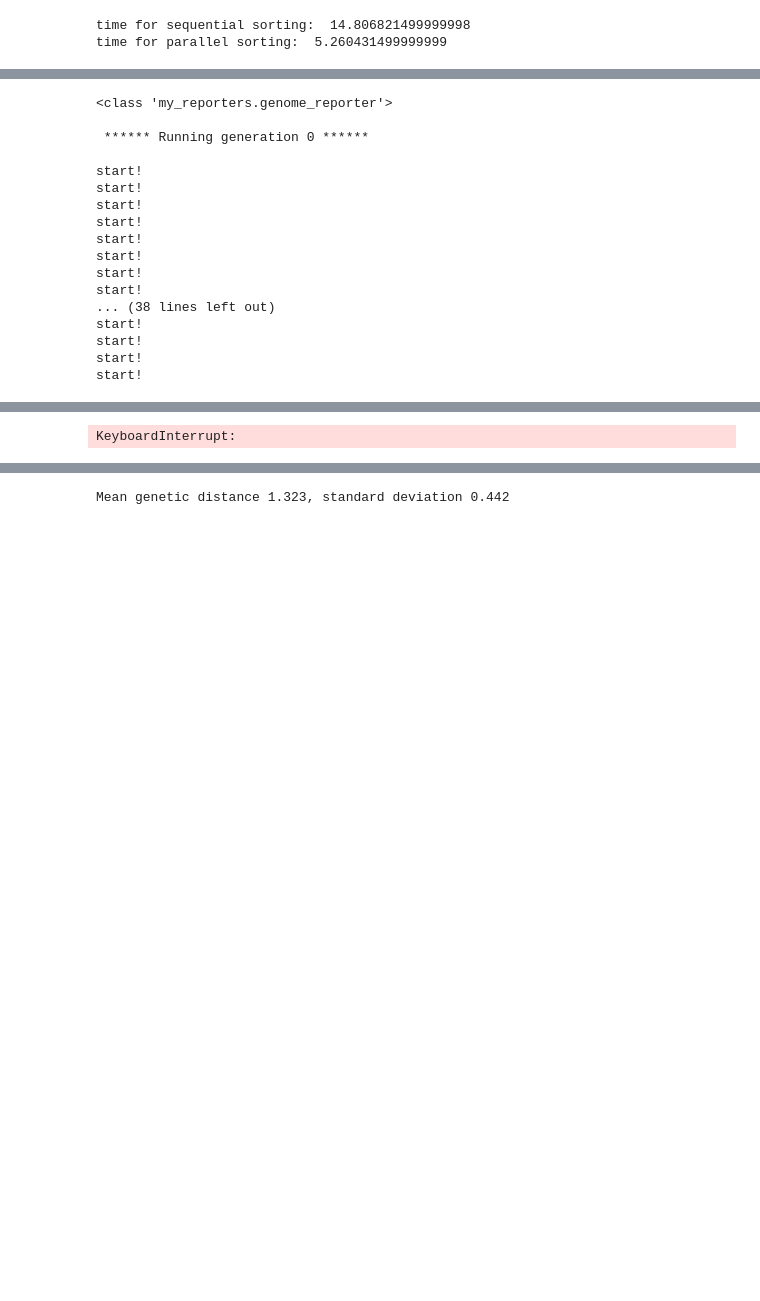
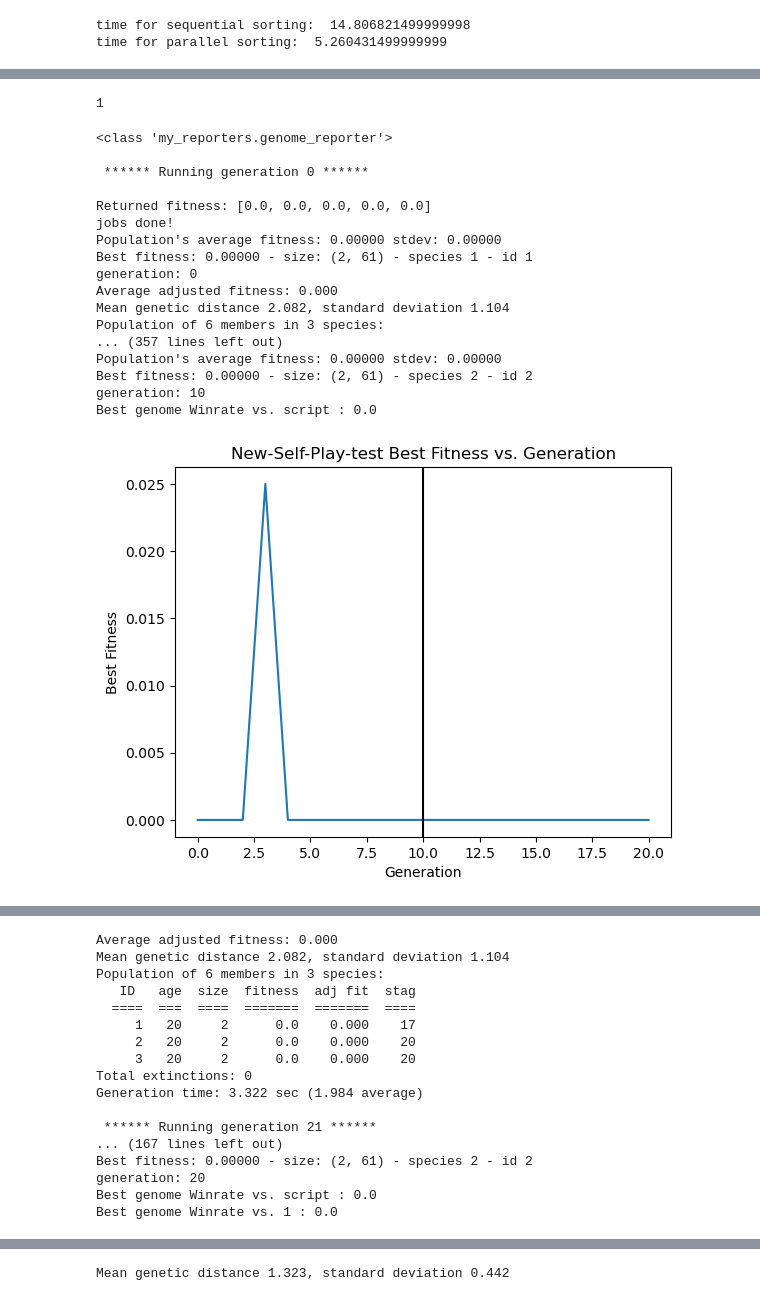
Before and after one commit to kevinriek/CS370-Independent-Research-Summer2023, a Jupyter notebook: cs370_Project.ipynb, the cells around one changed output, grey strips where cells are left out. Cells and saved outputs as stored; diff of their text form; code cells hidden in the pictures; blank space fills up the shorter version.

```diff
--- a/cs370_Project.ipynb
+++ b/cs370_Project.ipynb
@@ -145,21 +92,26 @@ from Neat_AI import *
+# %%
+10%9
+# %% [output]
+1
 # %%
 random.seed(4123) #This is to set the random generated board starting positions
-win_net, win_genome, stats = run(config_path, "New Self-Play test")
+win_net, win_genome, stats = Neat_AI.run(config_path, "New Self-Play test")
 # %% [output]
 <class 'my_reporters.genome_reporter'>
 
  ****** Running generation 0 ******
 
-start!
-start!
-start!
-start!
-start!
-start!
-start!
-start!
-... (38 lines left out)
-start!
-start!
-start!
-start!
+Returned fitness: [0.0, 0.0, 0.0, 0.0, 0.0]
+jobs done!
+Population's average fitness: 0.00000 stdev: 0.00000
+Best fitness: 0.00000 - size: (2, 61) - species 1 - id 1
+generation: 0
+Average adjusted fitness: 0.000
+Mean genetic distance 2.082, standard deviation 1.104
+Population of 6 members in 3 species:
+... (357 lines left out)
+Population's average fitness: 0.00000 stdev: 0.00000
+Best fitness: 0.00000 - size: (2, 61) - species 2 - id 2
+generation: 10
+Best genome Winrate vs. script : 0.0
+[figure, added]
@@ -166 +120,17 @@ start!
-KeyboardInterrupt:
+Average adjusted fitness: 0.000
+Mean genetic distance 2.082, standard deviation 1.104
+Population of 6 members in 3 species:
+   ID   age  size  fitness  adj fit  stag
+  ====  ===  ====  =======  =======  ====
+     1   20     2      0.0    0.000    17
+     2   20     2      0.0    0.000    20
+     3   20     2      0.0    0.000    20
+Total extinctions: 0
+Generation time: 3.322 sec (1.984 average)
+
+ ****** Running generation 21 ******
+... (167 lines left out)
+Best fitness: 0.00000 - size: (2, 61) - species 2 - id 2
+generation: 20
+Best genome Winrate vs. script : 0.0
+Best genome Winrate vs. 1 : 0.0
```
Also changed, not shown: parts of 7 cells of this notebook, 8 other files.
